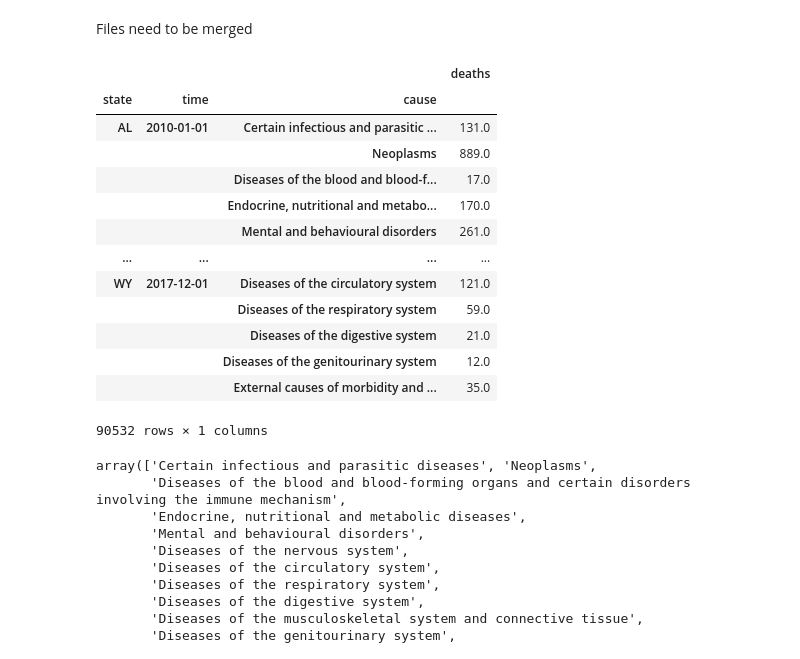
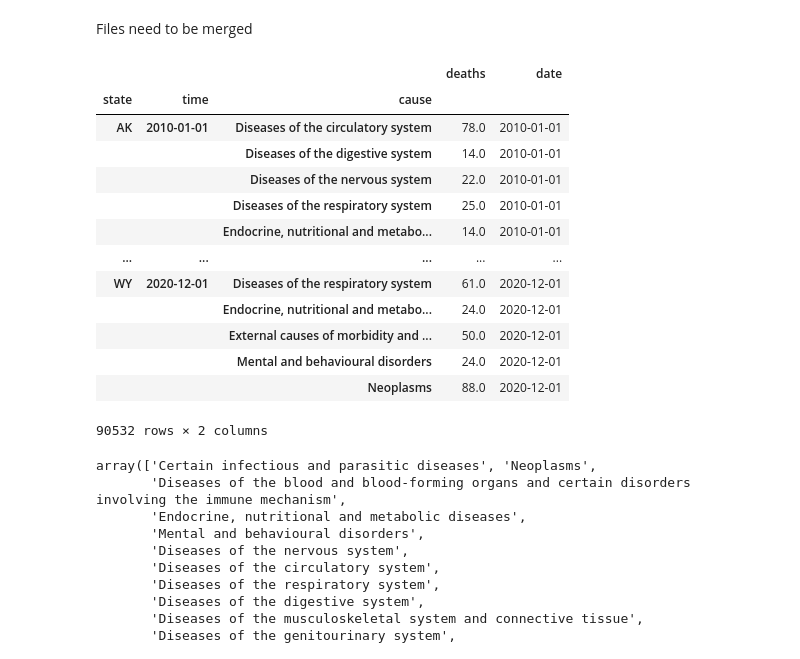
Before and after one commit to arnaud39/us_studies, a Jupyter notebook: explatory.ipynb, the cells around one changed output. Drawn from its saved outputs; the diff is of its cells as text; code cells hidden in the pictures.

```diff
--- a/explatory.ipynb
+++ b/explatory.ipynb
@@ -55,47 +55,50 @@ files_ = [
     for data_file in os.listdir("data/CDC")
     if "txt" in data_file
 ]
 
 columns = ["State", "Month Code", "UCD - ICD Chapter", "Deaths"]
 
 df_outcomes_ = pd.concat(
     objs=[
         pd.read_csv(file, delimiter="\t", parse_dates=["Month Code"])[columns].dropna()
         for file in files_
     ]
 )
 
+df_outcomes_["date"] = df_outcomes_["Month Code"]
+
 from countries_code import code
 
 df_outcomes_["State"] = df_outcomes_["State"].map(code)
 
 df_outcomes_.rename(
     columns={
         "State": "state",
         "UCD - ICD Chapter": "cause",
         "Deaths": "deaths",
         "Month Code": "time",
     },
     inplace=True,
 )
 
 df_outcomes = df_outcomes_.set_index(["state", "time", "cause"])
+df_outcomes.sort_index(ascending=True, inplace=True)
 df_outcomes
 # %% [output]
-|  |  |  | deaths |
-| state | time | cause |  |
-| AL | 2010-01-01 | Certain infectious and parasitic ... | 131.0 |
-|  |  | Neoplasms | 889.0 |
-|  |  | Diseases of the blood and blood-f... | 17.0 |
-|  |  | Endocrine, nutritional and metabo... | 170.0 |
-|  |  | Mental and behavioural disorders | 261.0 |
-| ... | ... | ... | ... |
-| WY | 2017-12-01 | Diseases of the circulatory system | 121.0 |
-|  |  | Diseases of the respiratory system | 59.0 |
-|  |  | Diseases of the digestive system | 21.0 |
-|  |  | Diseases of the genitourinary system | 12.0 |
-|  |  | External causes of morbidity and ... | 35.0 |
+|  |  |  | deaths | date |
+| state | time | cause |  |  |
+| AK | 2010-01-01 | Diseases of the circulatory system | 78.0 | 2010-01-01 |
+|  |  | Diseases of the digestive system | 14.0 | 2010-01-01 |
+|  |  | Diseases of the nervous system | 22.0 | 2010-01-01 |
+|  |  | Diseases of the respiratory system | 25.0 | 2010-01-01 |
+|  |  | Endocrine, nutritional and metabo... | 14.0 | 2010-01-01 |
+| ... | ... | ... | ... | ... |
+| WY | 2020-12-01 | Diseases of the respiratory system | 61.0 | 2020-12-01 |
+|  |  | Endocrine, nutritional and metabo... | 24.0 | 2020-12-01 |
+|  |  | External causes of morbidity and ... | 50.0 | 2020-12-01 |
+|  |  | Mental and behavioural disorders | 24.0 | 2020-12-01 |
+|  |  | Neoplasms | 88.0 | 2020-12-01 |
-90532 rows × 1 columns
+90532 rows × 2 columns
 # %%
 import plotly
 import numpy as np
```
Also changed, not shown: parts of 28 cells of this notebook, 35 other files.
